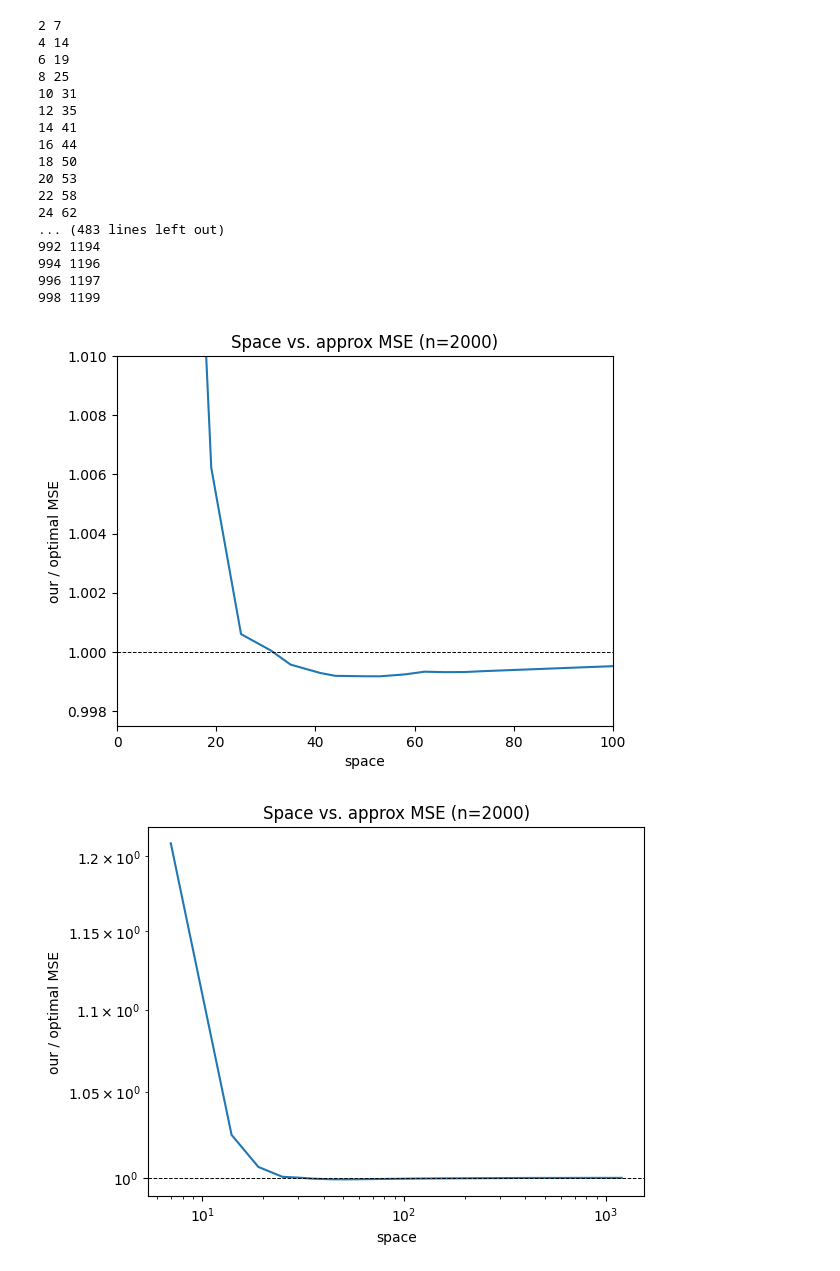
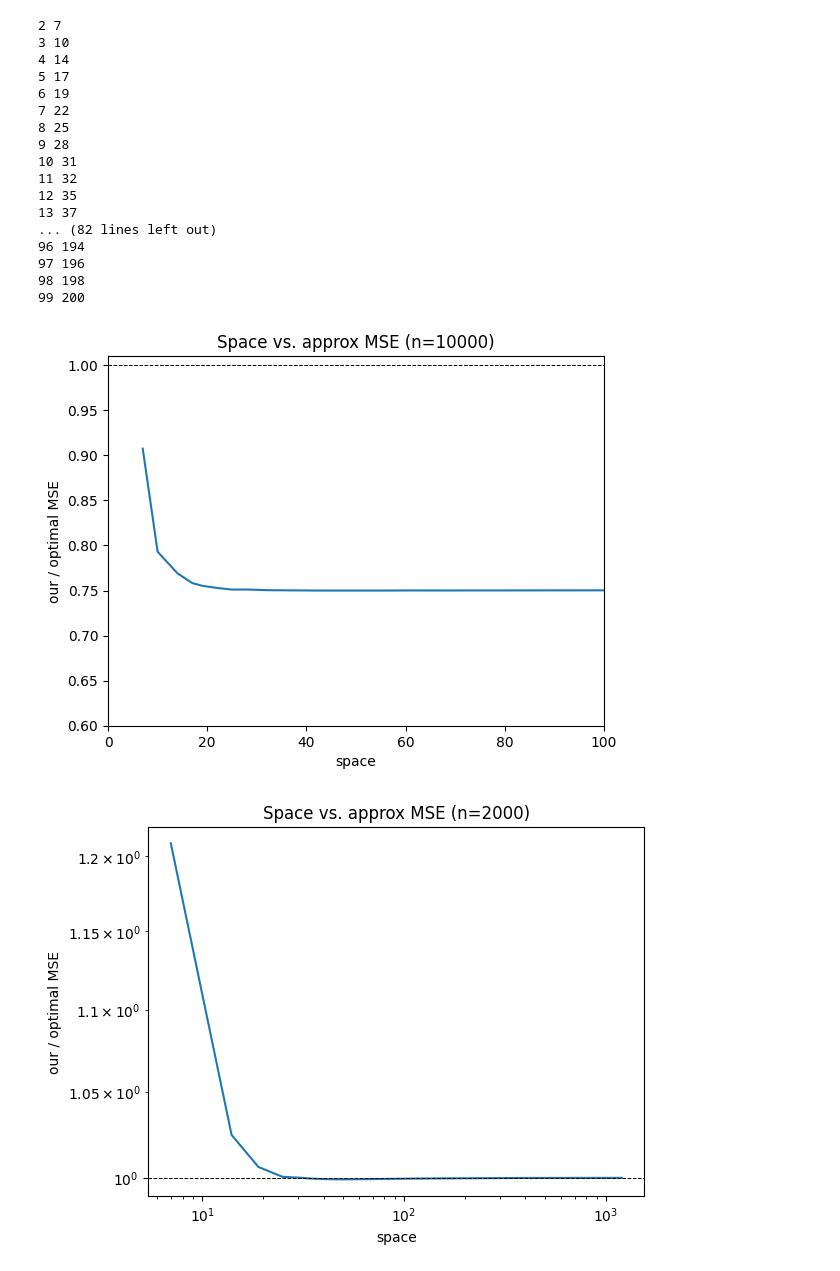
Before and after one commit to jodander/streaming-via-binning, a Jupyter notebook: basic_space_plot_v3.ipynb, the cells around one changed output. Saved outputs shown, nothing was run; the diff lists cells and outputs as text; code cells hidden in the pictures.

```diff
--- a/basic_space_plot_v3.ipynb
+++ b/basic_space_plot_v3.ipynb
@@ -10,26 +10,26 @@ import efficient_bennett as eb
 max_n = 2000
 factor_off = 1.02
 
-n_vec = np.arange(30, max_n + 1, 5)
+n_vec = np.arange(50, max_n + 1, 50)
 our_space = []
+w = 2
 
 for n in n_vec:
 
     B = eb.bennett_matrix(n)
-    target_mse = eb.get_mse(B, B)
-    our_mse = 1000 * target_mse
+    target_error = factor_off * eb.get_mse(B, B)
+    our_error = 1000 * target_error
     space = None
 
-    s = 2
-    while our_mse > target_mse :
+    while our_error > target_error :
 
-        c = 1 - 1 / s
+        c = 1 - 1 / w
 
-        L, R, space = eb.approx_bennett_mm_v2(n, c=c, s=s)
-        our_mse = eb.get_mse(L, R)
-
-        s += 1
-        print(s, c)
+        L, R, space = eb.approx_bennett_mm(n, c=c, w=w)
+        our_error = eb.get_mse(L, R)
+        if our_error > target_error:
+            w += 1
+        print(w, c)
 
     our_space.append(space)
     print(f'n={n} done w/ space={space}!')
@@ -74,5 +74,5 @@ plt.show()
 # %%
-N = 2000
+N = 10000
 space_vec = []
 approx_vec = []
 
@@ -80,48 +80,48 @@ approx_vec = []
 B = eb.bennett_matrix(N)
 target_mse = eb.get_mse(B, B)
 
-for s in range(2, N // 2, 2):
+for w in range(2, 100, 1):
 
-    c = 1 - 1 / s
-    L, R, space = eb.approx_bennett_mm_v2(n, c=c, s=s)
+    c = 1 - 1 / w
+    L, R, space = eb.approx_bennett_mm(n, c=c, w=w)
     our_mse = eb.get_mse(L, R)
 
     approx_vec.append(our_mse / target_mse)
     space_vec.append(space)
 
-    print(s, space)
+    print(w, space)
 # %% [output]
 2 7
+3 10
 4 14
+5 17
 6 19
+7 22
 8 25
+9 28
 10 31
+11 32
 12 35
-14 41
-16 44
-18 50
-20 53
-22 58
-24 62
-... (483 lines left out)
-992 1194
-994 1196
-996 1197
-998 1199
+13 37
+... (82 lines left out)
+96 194
+97 196
+98 198
+99 200
 # %%
 plt.figure()
 plt.title(f"Space vs. approx MSE (n={N})")
 plt.plot(space_vec, approx_vec)
 plt.xlabel('space')
 plt.ylabel('our / optimal MSE')
-plt.ylim([0.9975, 1.01])
+plt.ylim([0.6, 1.01])
 plt.xlim([0, 100])
 plt.axhline(1.0, ls='--', lw=0.7, color='black')
 # plt.yscale('log')
 # plt.xscale('log')
 plt.show()
 # %% [output]
-[figure, old version]
+[figure, new version]
 # %%
 plt.figure()
 plt.title(f"Space vs. approx MSE (n={N})")
```
Also changed, not shown: parts of 3 cells of this notebook, 1 other file.
